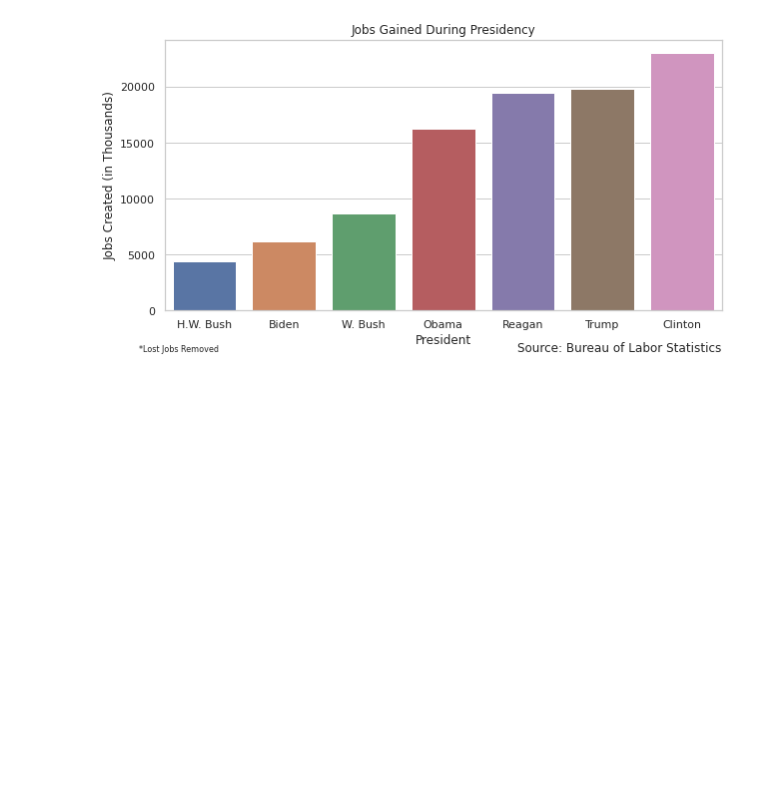
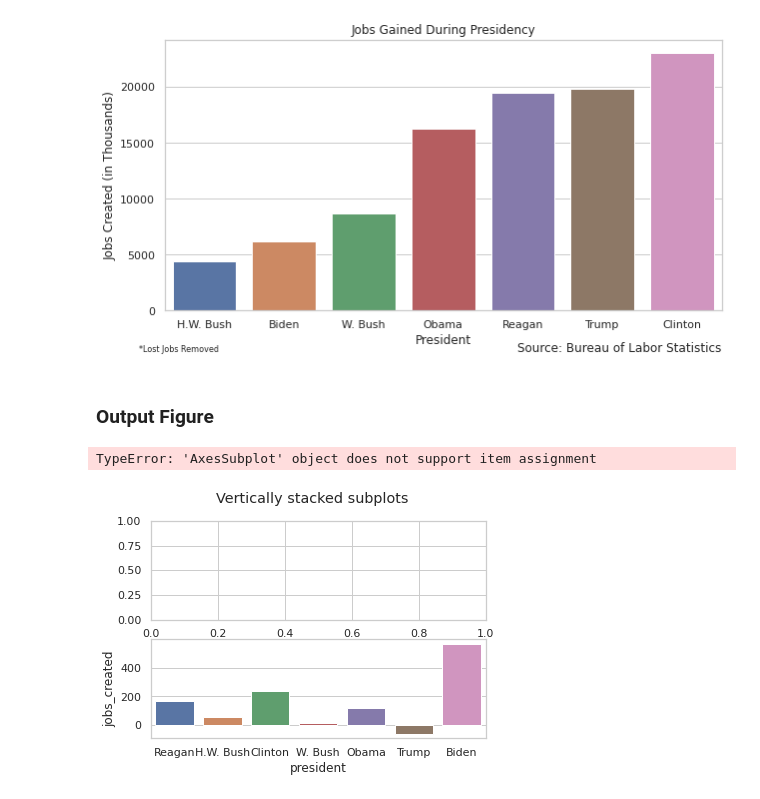
Before and after one commit to sms1097/Publications, a Jupyter notebook: jobs_created_biden.ipynb, the cells around one changed output. Cells and saved outputs as stored; diff of their text form; code cells hidden in the pictures; blank space fills up the shorter version.

```diff
--- a/jobs_created_biden.ipynb
+++ b/jobs_created_biden.ipynb
@@ -282,3 +282,24 @@ plt.figtext(0.9, 0.01, "Source: Bureau of Labor Statistics", ha="right", fontsiz
 # %% [output]
 Text(0.9, 0.01, 'Source: Bureau of Labor Statistics')
 [figure]
+# %% [markdown]
+### Output Figure
+# %%
+fig, axs = plt.subplots(2)
+fig.suptitle('Vertically stacked subplots')
+
+barplot_kwargs = {
+    'x':'president',
+    'y':'jobs_created',
+    'data':avg_president,
+    'order':pres_years.keys()
+}
+ax[0] = sns.barplot(**barplot_kwargs)
+
+ax[0].set_title('Jobs Created by President \n (Average per Month)')
+ax[0].set_ylabel('Jobs Created (in Thousands)')
+ax[0].set_xlabel('President')
+plt.figtext(0.9, 0.01, "Source: Bureau of Labor Statistics", ha="right", fontsize=12, bbox={"facecolor":"none", "alpha":1, "pad":5})
+# %% [output]
+TypeError: 'AxesSubplot' object does not support item assignment
+[figure, added]
```
Also changed, not shown: 1 other file.
